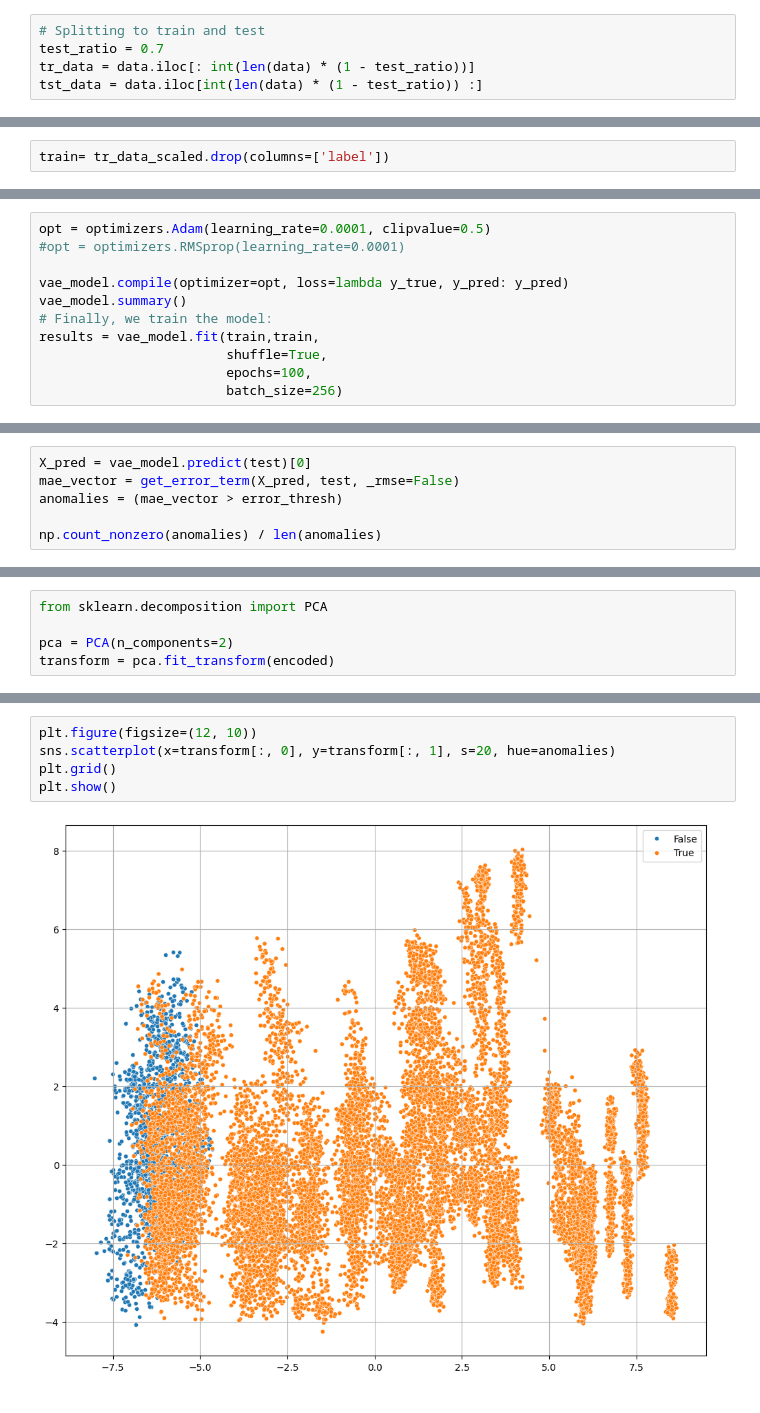
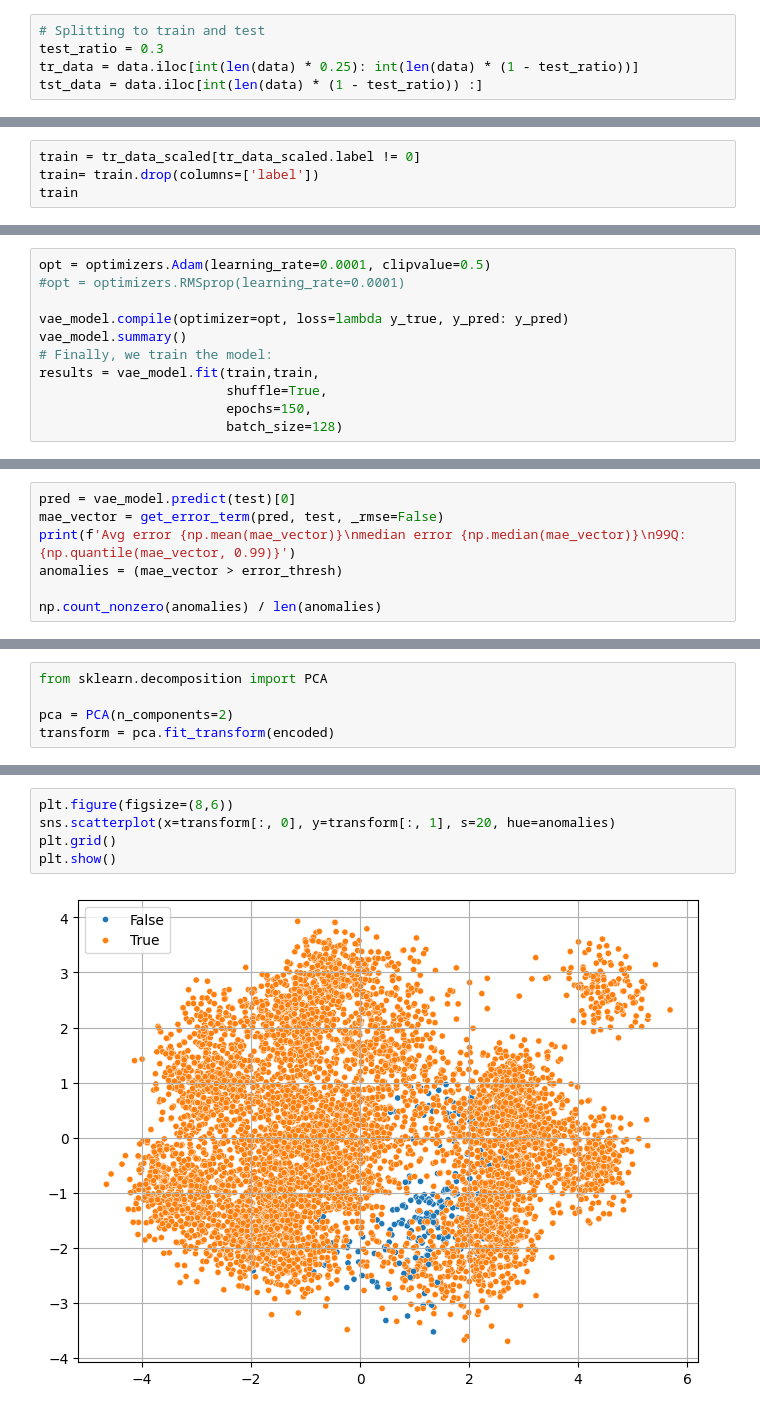
Before and after one commit to anjalianand10/VariationalAutoencodersForAnomalyDetection, a Jupyter notebook: VAE_for_NAB_Data.ipynb, the cells around one changed output, grey strips where cells are left out. Drawn from its saved outputs; the diff is of its cells as text.

```diff
--- a/VAE_for_NAB_Data.ipynb
+++ b/VAE_for_NAB_Data.ipynb
@@ -155,7 +170,7 @@ data
 # %%
 # Splitting to train and test
-test_ratio = 0.7
-tr_data = data.iloc[: int(len(data) * (1 - test_ratio))]
+test_ratio = 0.3
+tr_data = data.iloc[int(len(data) * 0.25): int(len(data) * (1 - test_ratio))]
 tst_data = data.iloc[int(len(data) * (1 - test_ratio)) :]
 # %%
 scaler = preprocessing.StandardScaler().fit(tr_data[cont_vars])
@@ -187,2 +214,4 @@ tst_data_scaled.head()
 # %%
-train= tr_data_scaled.drop(columns=['label'])
+train = tr_data_scaled[tr_data_scaled.label != 0]
+train= train.drop(columns=['label'])
+train
@@ -313,8 +357,8 @@ vae_model.summary()
 # Finally, we train the model:
 results = vae_model.fit(train,train,
                         shuffle=True,
-                        epochs=100,
-                        batch_size=256)
+                        epochs=150,
+                        batch_size=128)
 # %% [output]
 Model: "vae_mlp"
 ┏━━━━━━━━━━━━━━━━━━━━━┳━━━━━━━━━━━━━━━━━━━┳━━━━━━━━━━━━┳━━━━━━━━━━━━━━━━━━━┓
@@ -382,6 +432,7 @@ setting threshold on 0.18360431715846062
 # %%
-X_pred = vae_model.predict(test)[0]
-mae_vector = get_error_term(X_pred, test, _rmse=False)
+pred = vae_model.predict(test)[0]
+mae_vector = get_error_term(pred, test, _rmse=False)
+print(f'Avg error {np.mean(mae_vector)}\nmedian error {np.median(mae_vector)}\n99Q: {np.quantile(mae_vector, 0.99)}')
 anomalies = (mae_vector > error_thresh)
 
 np.count_nonzero(anomalies) / len(anomalies)
@@ -420,8 +480,8 @@ plt.show()
 # %%
-plt.figure(figsize=(12, 10))
+plt.figure(figsize=(8,6))
 sns.scatterplot(x=transform[:, 0], y=transform[:, 1], s=20, hue=anomalies)
 plt.grid()
 plt.show()
 # %% [output]
-[figure, old version]
+[figure, new version]
 # %%
```
Also changed, not shown: parts of 26 cells of this notebook.
